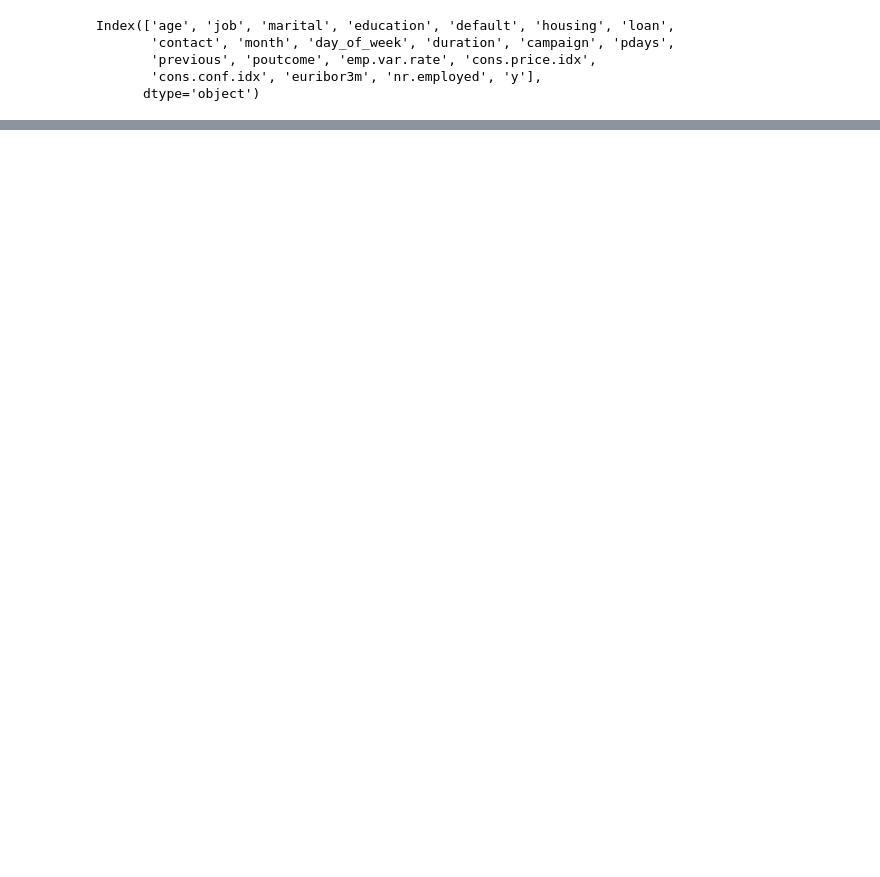
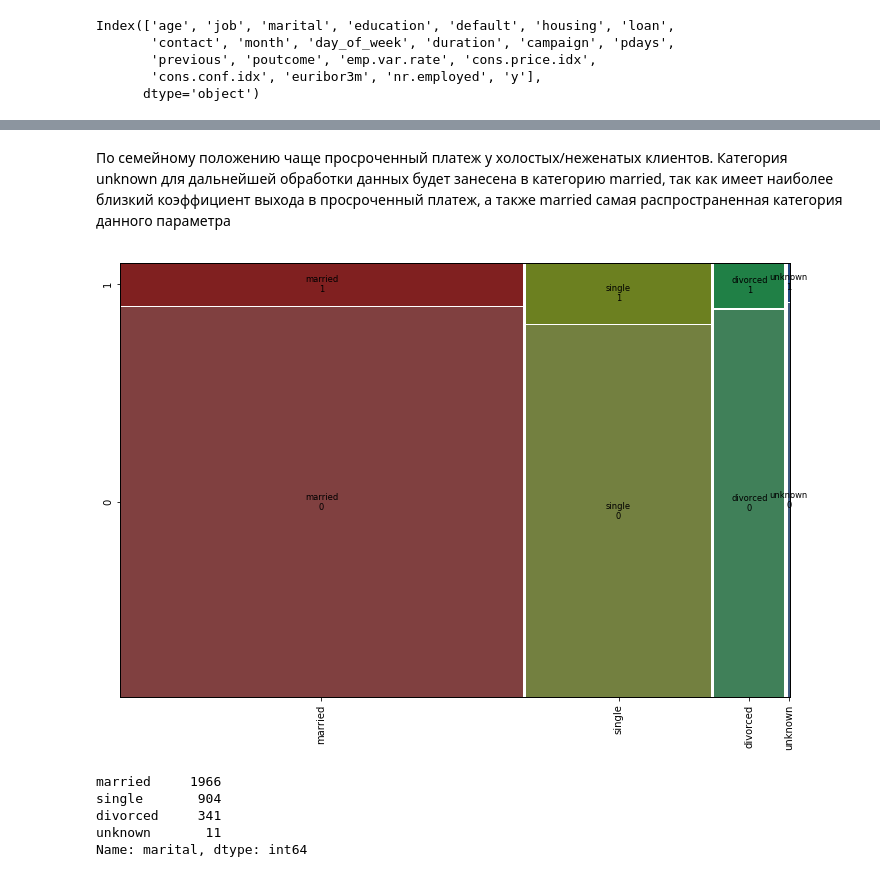
Before and after one commit to constfadeev/Summer_School, a Jupyter notebook: 1 binary classification/baseline_1.ipynb, the cells around one changed output, grey strips where cells are left out. Drawn from its saved outputs; the diff is of its cells as text; code cells hidden in the pictures; blank space fills up the shorter version.

```diff
--- a/1 binary classification/baseline_1.ipynb
+++ b/1 binary classification/baseline_1.ipynb
@@ -174,0 +155,17 @@ sns.countplot(x='default', hue='y', data=train_cd);
+# %%
+train['job'] = ['blue-collar' if i == 'unknown' else i for i in train['job']]
+# %% [markdown]
+По семейному положению чаще просроченный платеж у холостых/неженатых клиентов. Категория unknown для дальнейшей обработки данных будет занесена в категорию married, так как имеет наиболее близкий коэффициент выхода в просроченный платеж, а также married самая распространенная категория данного параметра
+# %%
+mosaic(train, ['marital', 'y'], label_rotation=90)
+plt.show()
+# %% [output]
+[figure, added]
+# %%
+train.marital.value_counts()
+# %% [output]
+married     1966
+single       904
+divorced     341
+unknown       11
+Name: marital, dtype: int64
```
Also changed, not shown: parts of 98 cells of this notebook.
